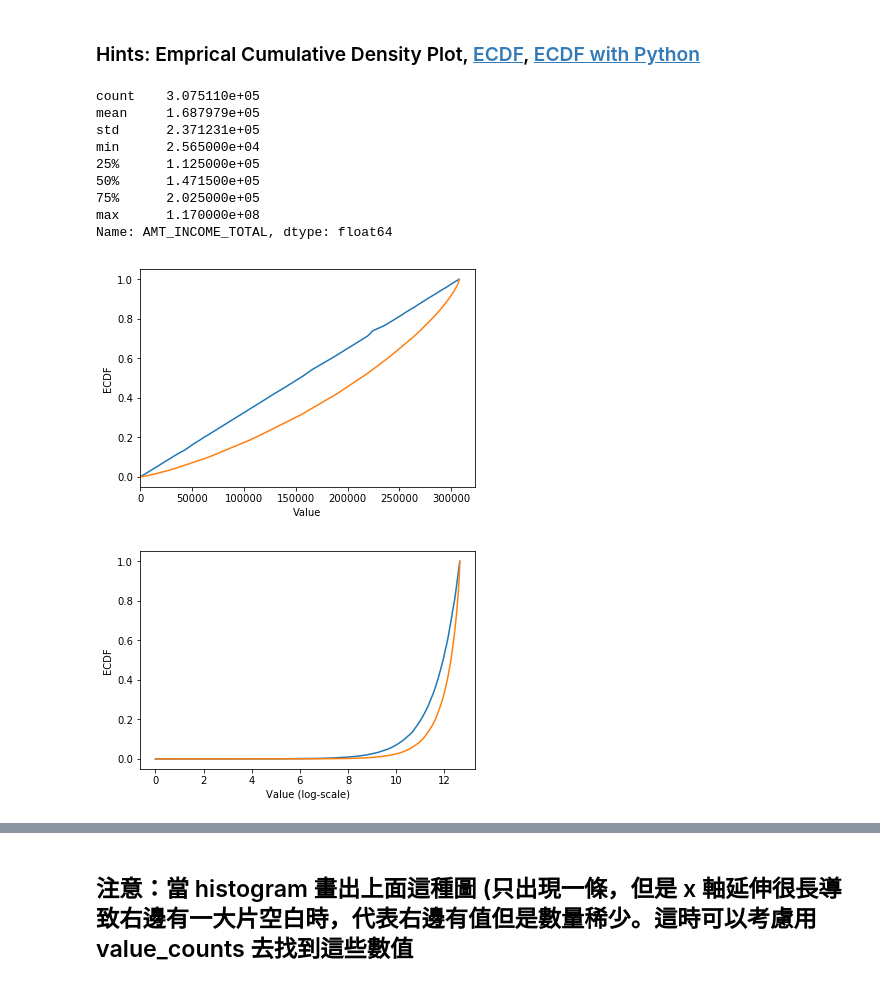
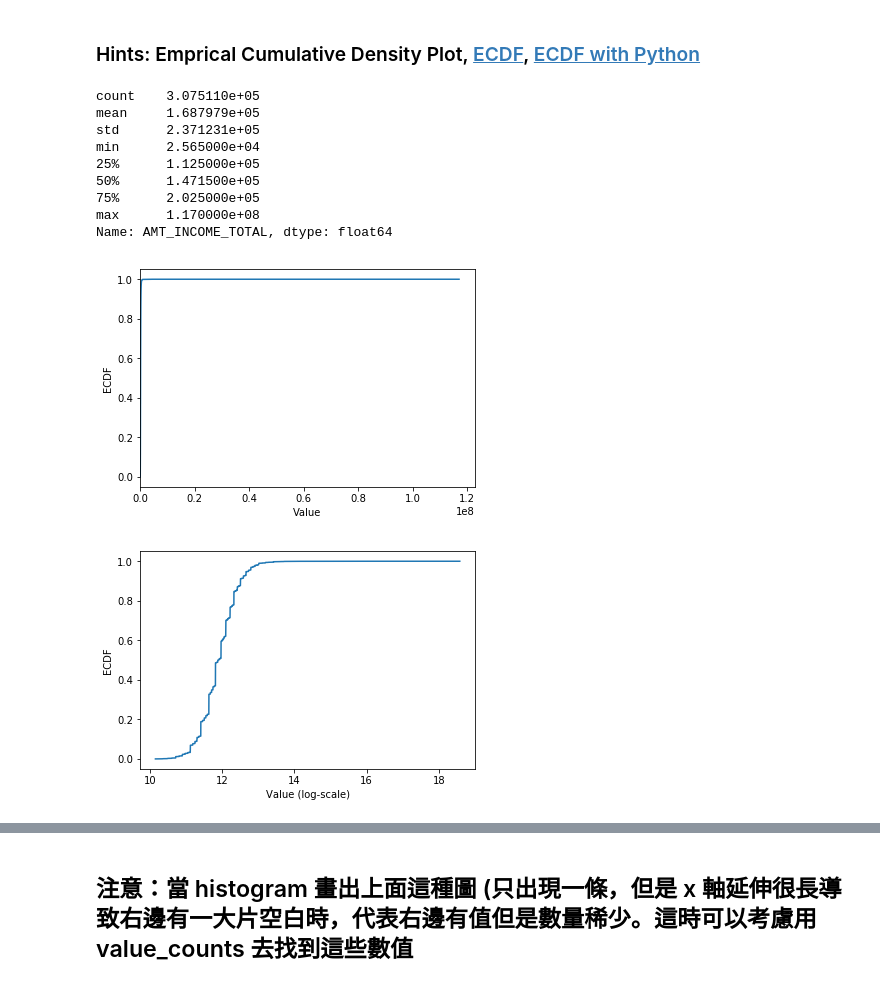
Before and after one commit to robert1003/2nd-ML100Days, a Jupyter notebook: homework/Day_006_HW.ipynb, the cells around one changed output, grey strips where cells are left out. Drawn from its saved outputs; the diff is of its cells as text; code cells hidden in the pictures.

```diff
--- a/homework/Day_006_HW.ipynb
+++ b/homework/Day_006_HW.ipynb
@@ -32,7 +32,7 @@ Path of read in data: ../data/Part01/application_train.csv
 ## 請參考 HomeCredit_columns_description.csv 的欄位說明，觀察並列出三個你覺得可能有 outlier 的欄位並解釋可能的原因
 # %%
 # 先篩選數值型的欄位
-dtype_select = [pd.np.dtype('float64')]
+dtype_select = [pd.np.dtype('float64'), pd.np.dtype('int64')]
 
 numeric_columns = list(app_train.columns[list(app_train.dtypes.isin(dtype_select))])
 
@@ -79,7 +79,7 @@ See the caveats in the documentation: http://pandas.pydata.org/pandas-docs/stabl
 print(app_train['AMT_INCOME_TOTAL'].describe())
 
 # 繪製 Empirical Cumulative Density Plot (ECDF)
-cdf = app_train['AMT_INCOME_TOTAL'].sort_values().reset_index().cumsum()
+cdf = app_train['AMT_INCOME_TOTAL'].value_counts().sort_index().cumsum()
 '''
 print(cdf)
 cdf = cdf.sort_values(axis=0)
@@ -89,35 +89,35 @@ print(cdf)
 cdf = cdf.cumsum()
 print(cdf)
 '''
 
 plt.plot(list(cdf.index), cdf/cdf.max())
 plt.xlabel('Value')
 plt.ylabel('ECDF')
 plt.xlim([cdf.index.min(), cdf.index.max() * 1.05]) # 限制顯示圖片的範圍
 plt.ylim([-0.05,1.05]) # 限制顯示圖片的範圍
 
 plt.show()
 
 # 改變 y 軸的 Scale, 讓我們可以正常檢視 ECDF
 plt.plot(np.log(list(cdf.index + 1)), cdf/cdf.max())
 plt.xlabel('Value (log-scale)')
 plt.ylabel('ECDF')
 
 plt.ylim([-0.05,1.05]) # 限制顯示圖片的範圍
 
 plt.show()
 # %% [output]
 count    3.075110e+05
 mean     1.687979e+05
 std      2.371231e+05
 min      2.565000e+04
 25%      1.125000e+05
 50%      1.471500e+05
 75%      2.025000e+05
 max      1.170000e+08
 Name: AMT_INCOME_TOTAL, dtype: float64
-[figure, old version]
+[figure, new version]
-[figure, old version]
+[figure, new version]
 # %% [markdown]
 ## 補充：Normal dist 的 ECDF
 ![ecdf_normal](https://au.mathworks.com/help/examples/stats/win64/PlotEmpiricalCdfAndCompareWithSamplingDistributionExample_01.png)
```
Also changed, not shown: parts of 3 cells of this notebook.
